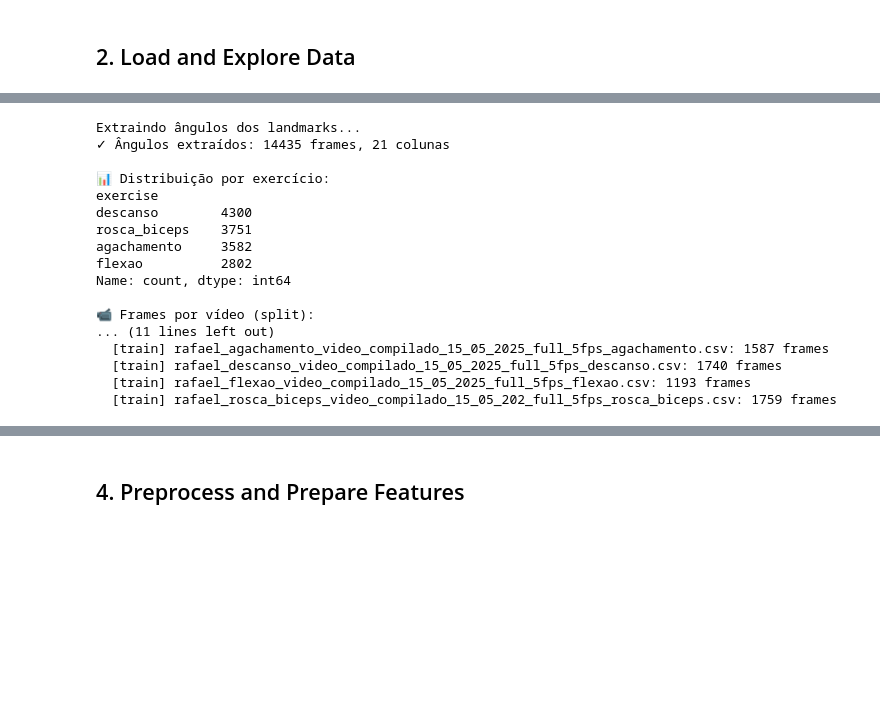
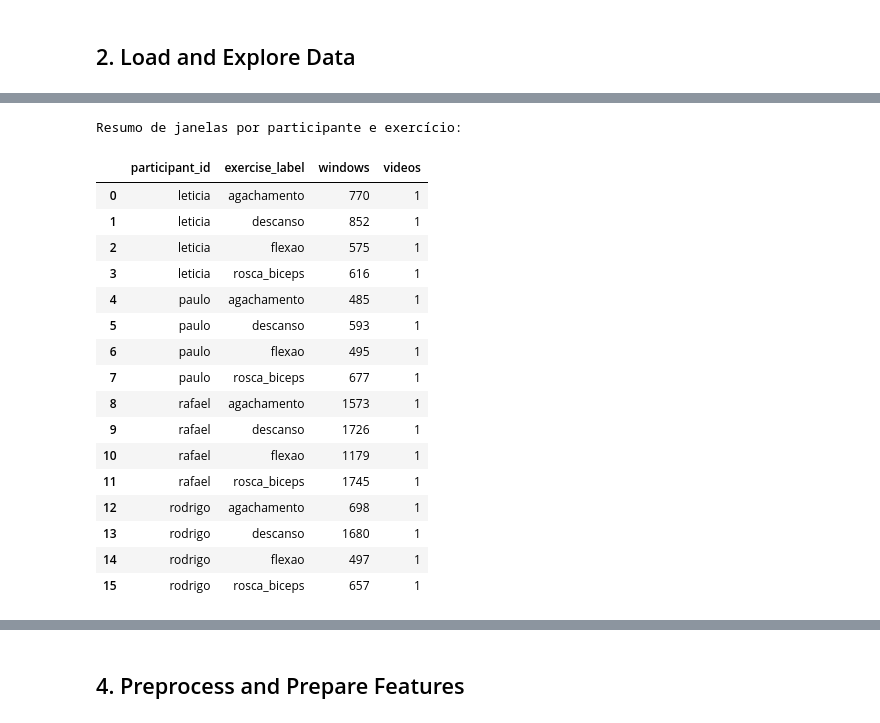
Before and after one commit to RafaelLuckner/RACE, a Jupyter notebook: 2-random_forest_training.ipynb, the cells around one changed output, grey strips where cells are left out. Saved outputs shown, nothing was run; the diff lists cells and outputs as text; code cells hidden in the pictures; blank space fills up the shorter version.

```diff
--- a/2-random_forest_training.ipynb
+++ b/2-random_forest_training.ipynb
@@ -149,34 +129,33 @@ print(f"   Teste:  {len(data_raw_test):>6} linhas  ({data_raw_test['video_source
 # %%
-# Extrair ângulos — video_source é propagado automaticamente pela função
-print("Extraindo ângulos dos landmarks...")
-data = extract_angles_from_landmarks(data_raw)
+summary_by_subject = (
+    meta.groupby(["participant_id", "exercise_label"], dropna=False)
+    .agg(windows=("window_id", "size"), videos=("video_id", "nunique"))
+    .reset_index()
+    .sort_values(["participant_id", "exercise_label"])
+)
 
-# Reatachar coluna 'split' via video_source (cada vídeo tem um único split)
-split_map = data_raw.drop_duplicates('video_source').set_index('video_source')['split']
-data['split'] = data['video_source'].map(split_map)
+print("Resumo de janelas por participante e exercício:")
+display(summary_by_subject)
 
-print(f"✓ Ângulos extraídos: {data.shape[0]} frames, {data.shape[1]} colunas")
-print(f"\n📊 Distribuição por exercício:")
-print(data['exercise'].value_counts())
-print(f"\n📹 Frames por vídeo (split):")
-for vs, grp in data.groupby('video_source'):
-    print(f"  [{grp['split'].iloc[0]:5}] {vs}: {len(grp)} frames")
+assert meta.groupby("video_id")["participant_id"].nunique().eq(1).all()
+assert meta.groupby("video_id")["exercise_label"].nunique().eq(1).all()
 # %% [output]
-Extraindo ângulos dos landmarks...
-✓ Ângulos extraídos: 14435 frames, 21 colunas
-
-📊 Distribuição por exercício:
-exercise
-descanso        4300
-rosca_biceps    3751
-agachamento     3582
-flexao          2802
-Name: count, dtype: int64
-
-📹 Frames por vídeo (split):
-... (11 lines left out)
-  [train] rafael_agachamento_video_compilado_15_05_2025_full_5fps_agachamento.csv: 1587 frames
-  [train] rafael_descanso_video_compilado_15_05_2025_full_5fps_descanso.csv: 1740 frames
-  [train] rafael_flexao_video_compilado_15_05_2025_full_5fps_flexao.csv: 1193 frames
-  [train] rafael_rosca_biceps_video_compilado_15_05_202_full_5fps_rosca_biceps.csv: 1759 frames
+Resumo de janelas por participante e exercício:
+|  | participant_id | exercise_label | windows | videos |
+| 0 | leticia | agachamento | 770 | 1 |
+| 1 | leticia | descanso | 852 | 1 |
+| 2 | leticia | flexao | 575 | 1 |
+| 3 | leticia | rosca_biceps | 616 | 1 |
+| 4 | paulo | agachamento | 485 | 1 |
+| 5 | paulo | descanso | 593 | 1 |
+| 6 | paulo | flexao | 495 | 1 |
+| 7 | paulo | rosca_biceps | 677 | 1 |
+| 8 | rafael | agachamento | 1573 | 1 |
+| 9 | rafael | descanso | 1726 | 1 |
+| 10 | rafael | flexao | 1179 | 1 |
+| 11 | rafael | rosca_biceps | 1745 | 1 |
+| 12 | rodrigo | agachamento | 698 | 1 |
+| 13 | rodrigo | descanso | 1680 | 1 |
+| 14 | rodrigo | flexao | 497 | 1 |
+| 15 | rodrigo | rosca_biceps | 657 | 1 |
 # %%
```
Also changed, not shown: parts of 16 cells of this notebook, 14 other files.
